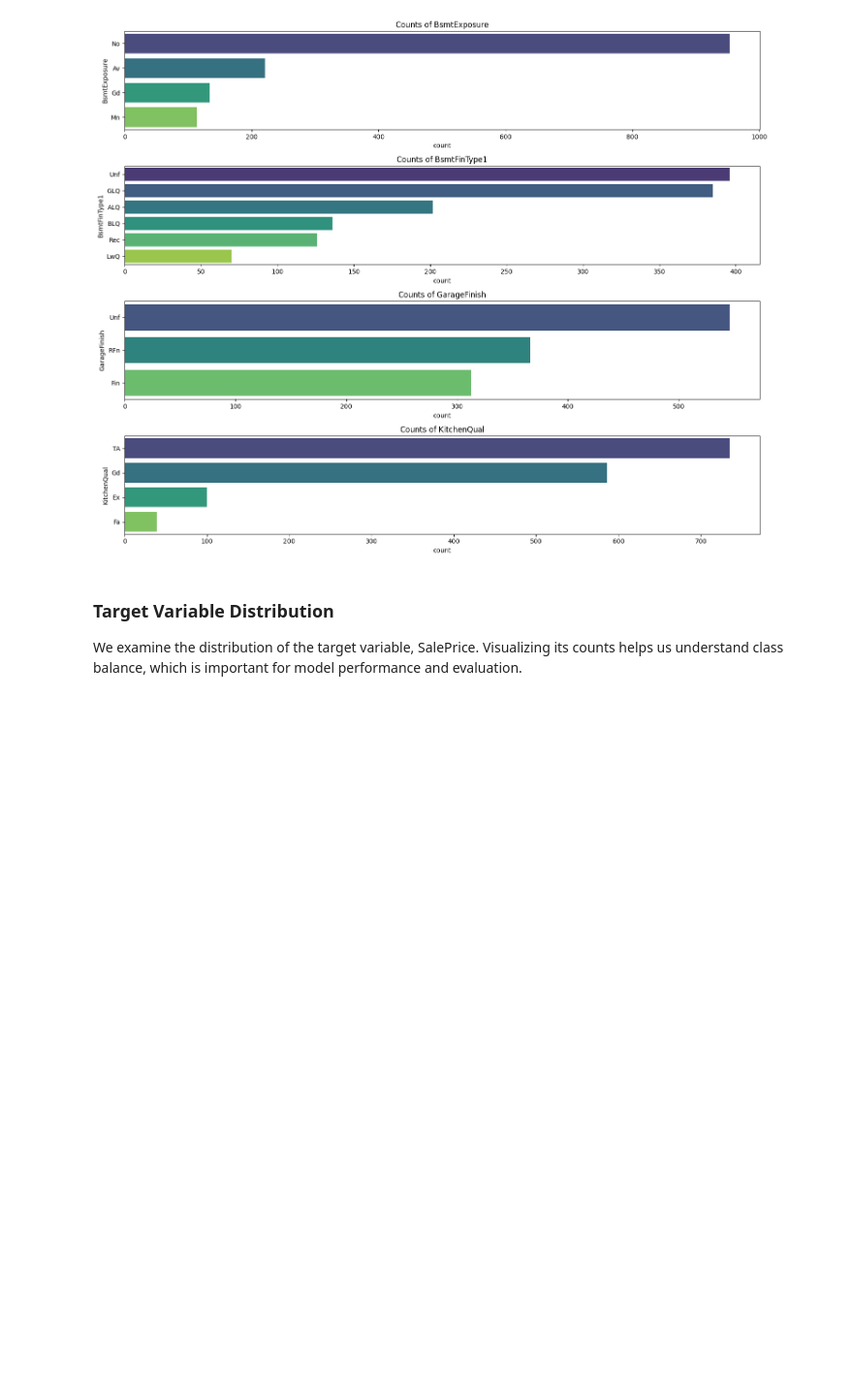
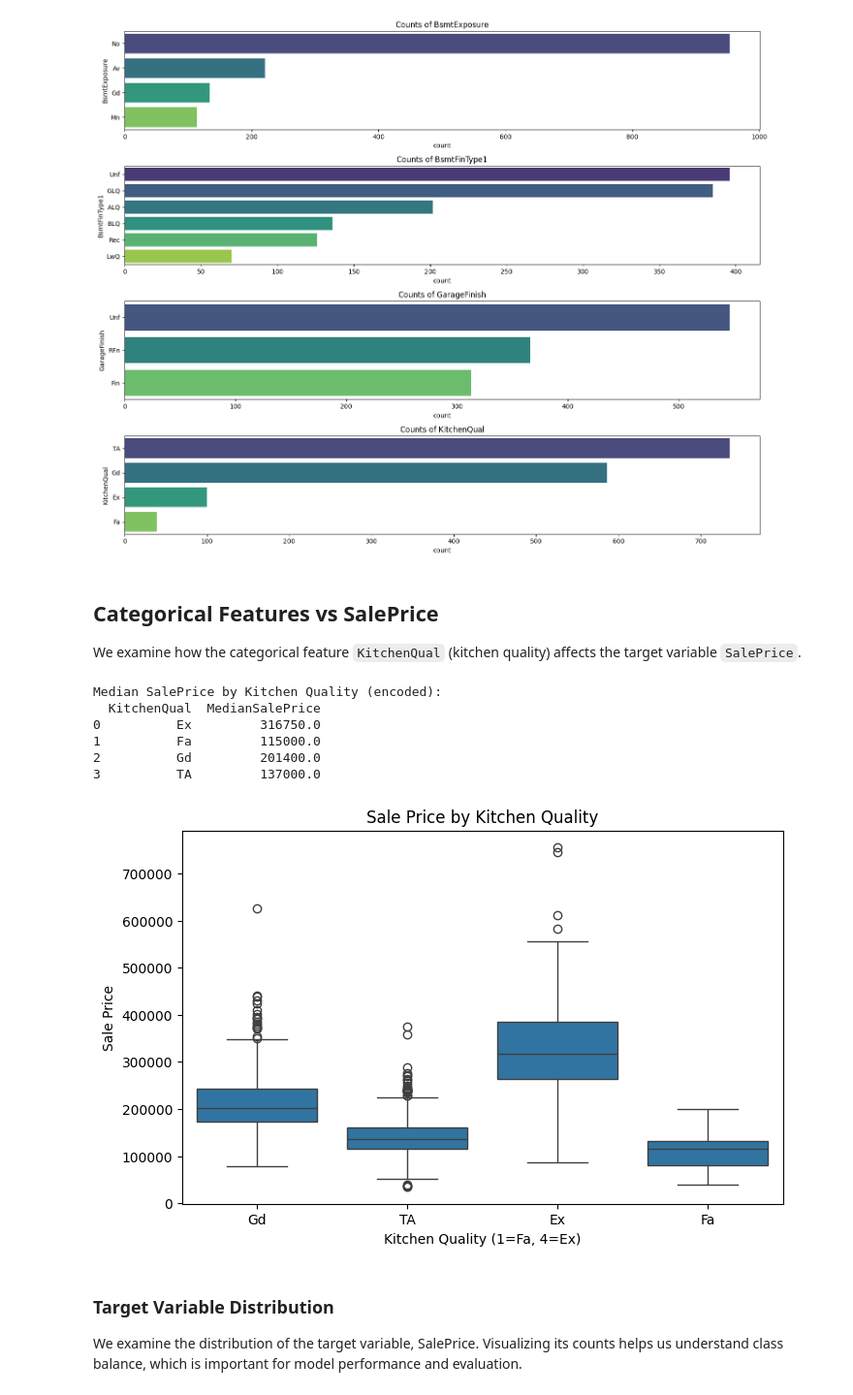
Before and after one commit to David5p/heritage-housing, a Jupyter notebook: jupyter_notebooks/EDA-Analysis.ipynb, the cells around one changed output. Shown at 97% size. Drawn from its saved outputs; the diff is of its cells as text; code cells hidden in the pictures; blank space fills up the shorter version.

```diff
--- a/jupyter_notebooks/EDA-Analysis.ipynb
+++ b/jupyter_notebooks/EDA-Analysis.ipynb
@@ -57,10 +76,10 @@ current_dir
 # %%
 import pandas as pd
 
-# Load cleaned data
-df_clean = pd.read_csv('outputs/datasets/cleaned/CleanedData.csv')
+df_clean = pd.read_csv(
+    'heritage-housing/outputs/datasets/cleaned/CleanedData.csv'
+)
 
-# Optional: assign to TrainSet if you want to follow your EDA code
 TrainSet = df_clean
 # %% [markdown]
 ## Numeric Features: Distribution and Outliers
@@ -127,6 +148,33 @@ Passing `palette` without assigning `hue` is deprecated and will be removed in v
 
   sns.countplot(y=TrainSet[col], palette='viridis', order=TrainSet[col].value_counts().index)
 [figure]
+# %% [markdown]
+## Categorical Features vs SalePrice
+
+We examine how the categorical feature `KitchenQual` (kitchen quality) affects the target variable `SalePrice`.
+# %%
+# Median SalePrice by KitchenQual
+median_prices = df_clean.groupby('KitchenQual')['SalePrice'].median().reset_index()
+median_prices.rename(columns={'SalePrice': 'MedianSalePrice'}, inplace=True)
+print("Median SalePrice by Kitchen Quality (encoded):")
+print(median_prices)
+# %% [output]
+Median SalePrice by Kitchen Quality (encoded):
+  KitchenQual  MedianSalePrice
+0          Ex         316750.0
+1          Fa         115000.0
+2          Gd         201400.0
+3          TA         137000.0
+# %%
+# Boxplot
+plt.figure(figsize=(8,5))
+sns.boxplot(x='KitchenQual', y='SalePrice', data=df_clean)
+plt.xlabel('Kitchen Quality (1=Fa, 4=Ex)')
+plt.ylabel('Sale Price')
+plt.title('Sale Price by Kitchen Quality')
+plt.show()
+# %% [output]
+[figure, added]
 # %% [markdown]
 ### Target Variable Distribution
 
```
Also changed, not shown: parts of 6 cells of this notebook.
